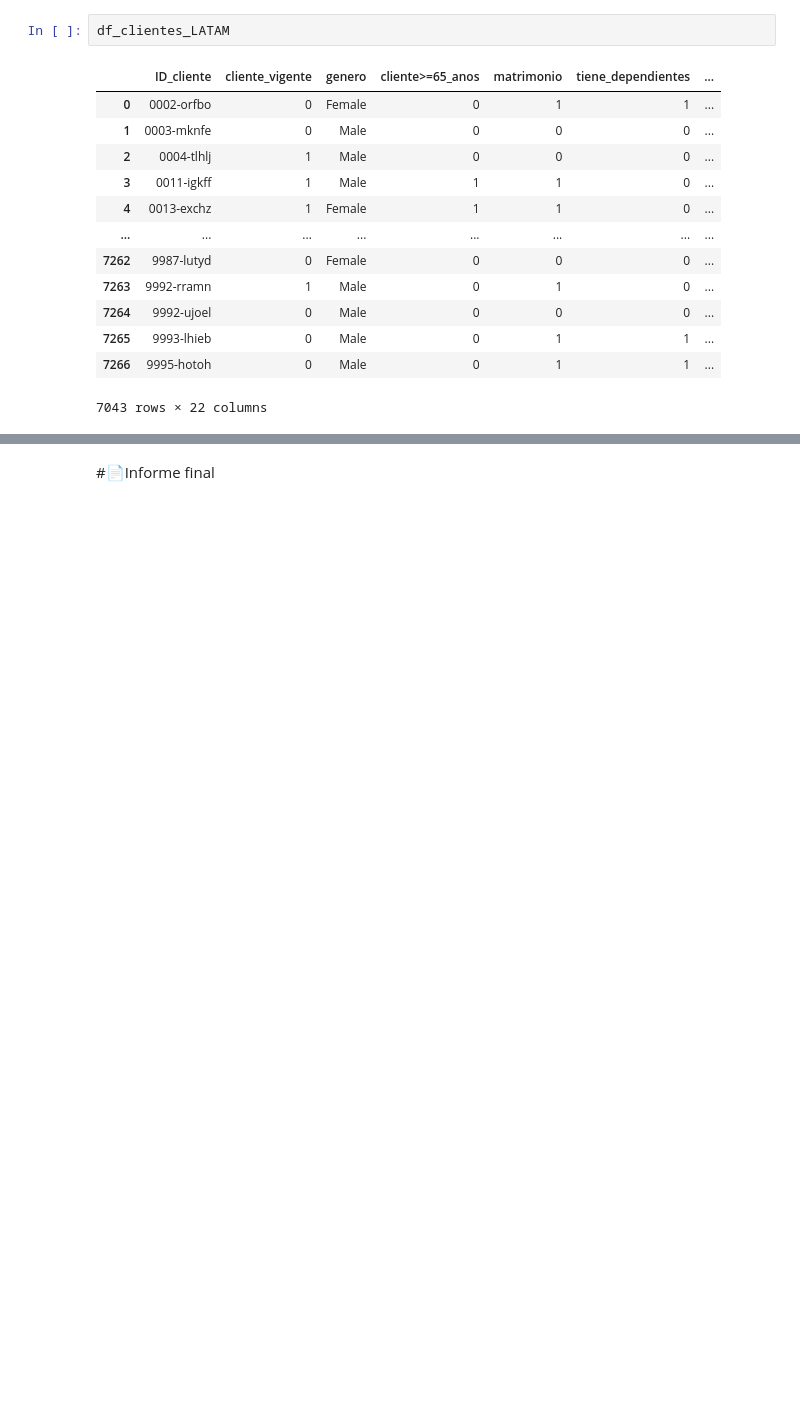
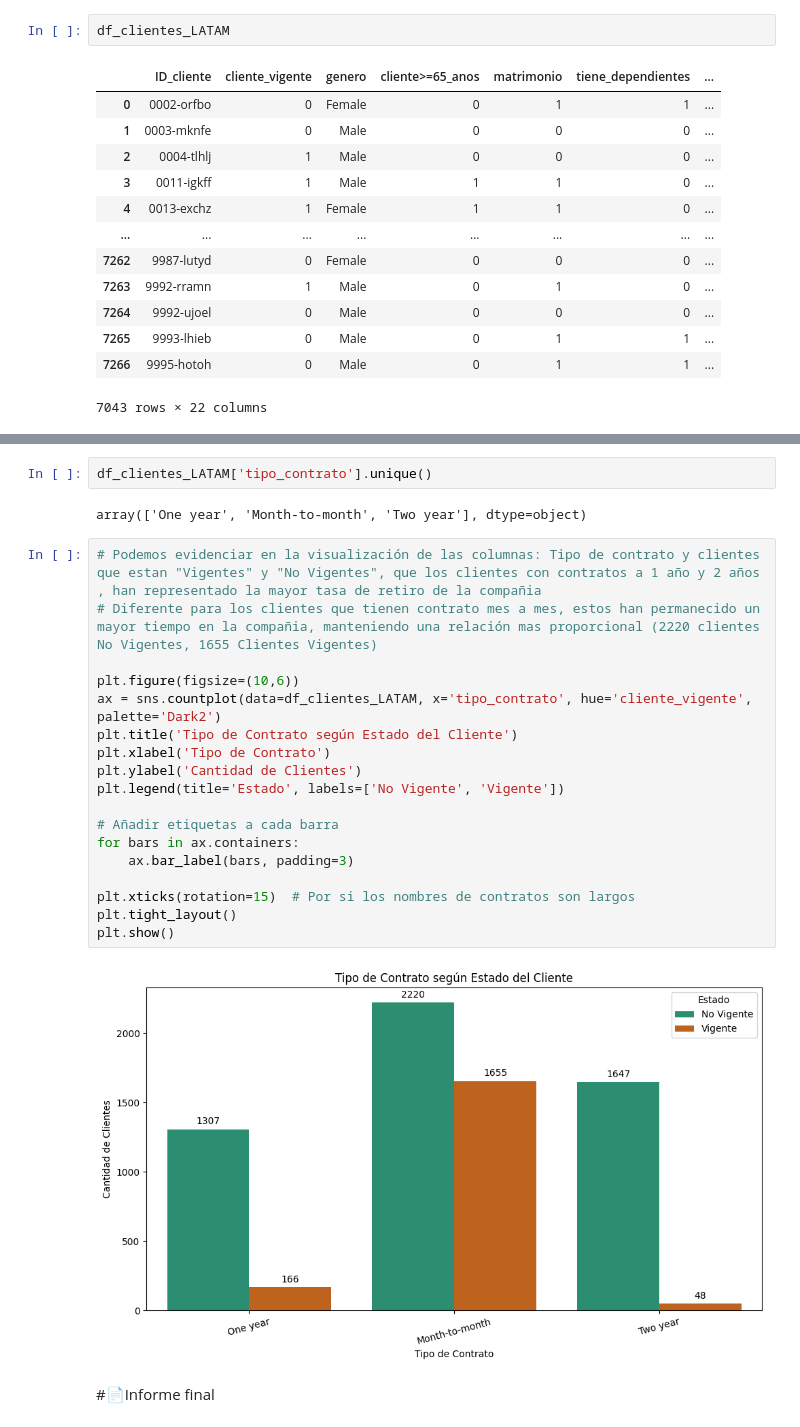
Before and after one commit to Starleen1996/Challenger_Telecom_Latam, a Jupyter notebook: TelecomX_LATAM.ipynb, the cells around one changed output, grey strips where cells are left out. Drawn from its saved outputs; the diff is of its cells as text; blank space fills up the shorter version.

```diff
--- a/TelecomX_LATAM.ipynb
+++ b/TelecomX_LATAM.ipynb
@@ -579,5 +579,29 @@ plt.tight_layout()
 plt.show()
 # %% [output]
 [figure]
+# %%
+df_clientes_LATAM['tipo_contrato'].unique()
+# %% [output]
+array(['One year', 'Month-to-month', 'Two year'], dtype=object)
+# %%
+# Podemos evidenciar en la visualización de las columnas: Tipo de contrato y clientes que estan "Vigentes" y "No Vigentes", que los clientes con contratos a 1 año y 2 años , han representado la mayor tasa de retiro de la compañia
+# Diferente para los clientes que tienen contrato mes a mes, estos han permanecido un mayor tiempo en la compañia, manteniendo una relación mas proporcional (2220 clientes No Vigentes, 1655 Clientes Vigentes)
+
+plt.figure(figsize=(10,6))
+ax = sns.countplot(data=df_clientes_LATAM, x='tipo_contrato', hue='cliente_vigente', palette='Dark2')
+plt.title('Tipo de Contrato según Estado del Cliente')
+plt.xlabel('Tipo de Contrato')
+plt.ylabel('Cantidad de Clientes')
+plt.legend(title='Estado', labels=['No Vigente', 'Vigente'])
+
+# Añadir etiquetas a cada barra
+for bars in ax.containers:
+    ax.bar_label(bars, padding=3)
+
+plt.xticks(rotation=15)  # Por si los nombres de contratos son largos
+plt.tight_layout()
+plt.show()
+# %% [output]
+[figure, added]
 # %% [markdown]
 #📄Informe final
```
Also changed, not shown: parts of 1 cell of this notebook.
